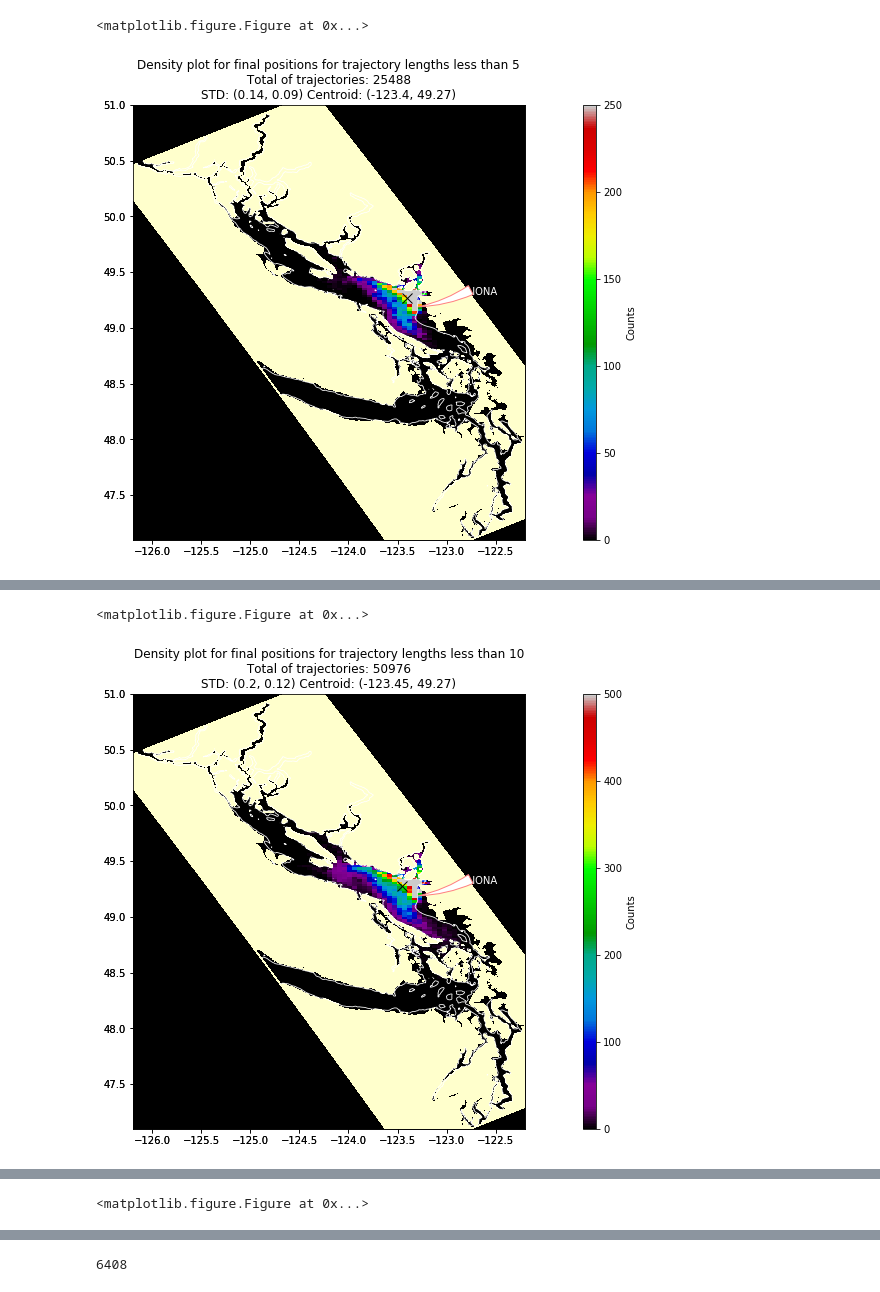
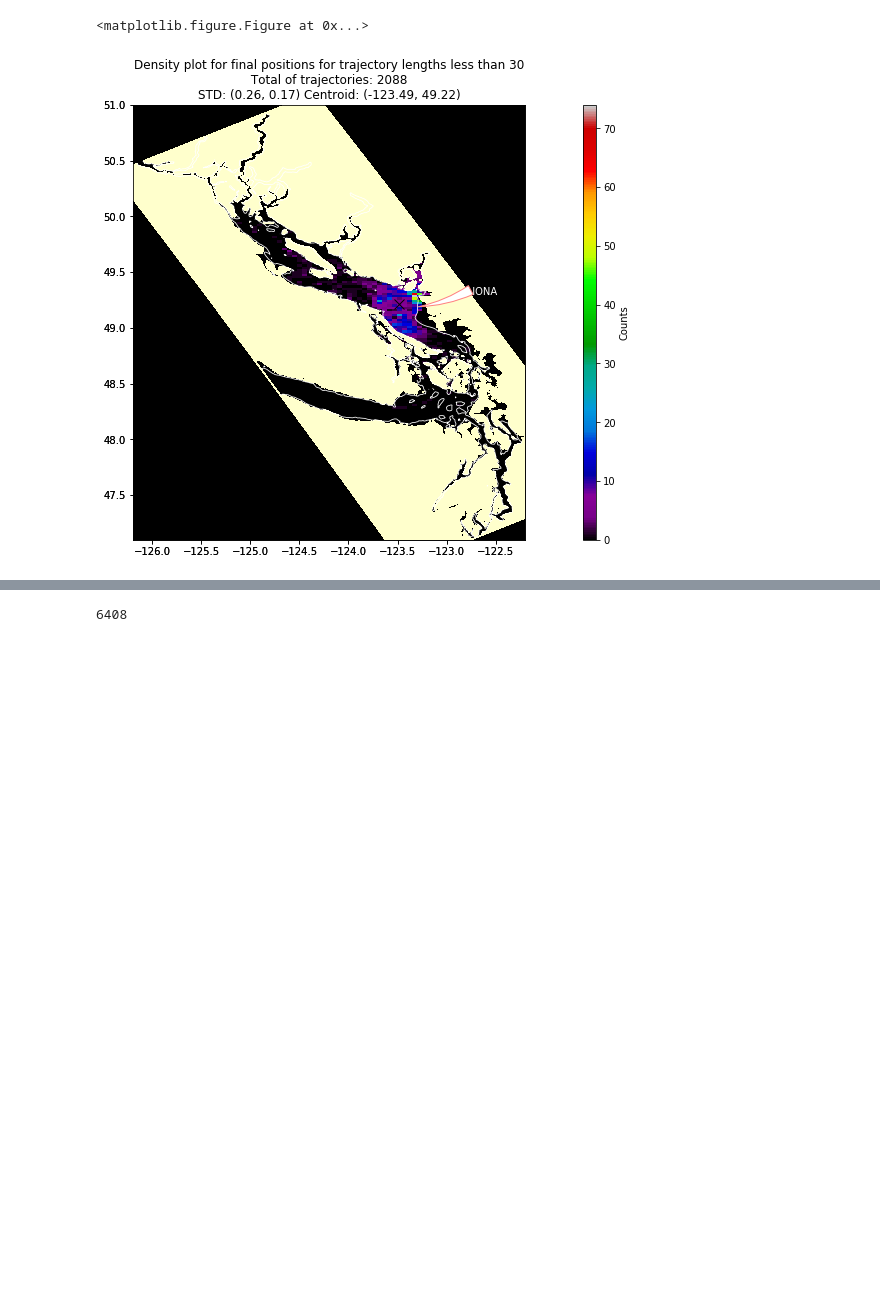
Before and after one commit to SalishSeaCast/analysis-giorgio-2, a Jupyter notebook: revised_notebooks/3analysis_plots/2016plots_alldayslessthan.ipynb, the cells around one changed output, grey strips where cells are left out. Drawn from its saved outputs; the diff is of its cells as text; code cells hidden in the pictures; blank space fills up the shorter version.

```diff
--- a/revised_notebooks/3analysis_plots/2016plots_alldayslessthan.ipynb
+++ b/revised_notebooks/3analysis_plots/2016plots_alldayslessthan.ipynb
@@ -126,6 +126,41 @@ def plot(points, title = 'title', picname = "noname", b=0):
 
 
     plt.savefig(picname, transparent = True)
+# %%
+def lessthan (filesdir, nday = 30, month =7, ppd = 72):
+    dirs = os.listdir(filesdir)
+
+    #choose and format month
+    m = month-1
+    if len(str(m)) == 1:
+        m = "0"+str(m)
+
+    dirs = sorted ([i for i in dirs if i[4:6] == m])
+
+    pts = []
+
+
+
+    for i in dirs:
+
+        for day in range (nday-1, -1,-1):
+
+            traj_l = nday - day
+
+            if "{}d.npy".format(traj_l) == i [18:]:
+
+                array = np.load(open(filesdir + i, 'rb'))
+
+                array = array [ppd*day:ppd*(day+1)]
+
+                pts.append(array)
+
+
+
+    pts = np.array([i for sublist in pts for i in sublist])
+
+
+    return pts
 # %%
 def create_array(filesdir, nday):
 
@@ -153,19 +205,16 @@ def create_array(filesdir, nday):
 # %%
-for nday in range (5,36, 5):
-
-
-    vmax = nday * 50
+for month in (7,):
 
 
 
-    points = create_array(filesdir, nday)
+    points = lessthan(filesdir, month = month)
 
 
     title = (
         "Density plot for final positions for trajectory lengths less than {}".format(nday)
     )
 
-    picname = "/ocean/gsgarbi/MEOPAR/private-docs/reports/IonaProject/ionafigs/{}d_lessthan".format(nday)
+    picname = "/ocean/gsgarbi/MEOPAR/private-docs/reports/IonaProject/ionafigs/{}_{}d_lessthan".format(month, nday)
 
     plot (points, title, picname)
 
@@ -176,2 +225,2 @@ start:  2017-06-26 16:35:55.368974
 <matplotlib.figure.Figure at 0x...>
-[figure, old version]
+[figure, new version]
@@ -179,2 +226,0 @@ start:  2017-06-26 16:35:56.657813
-<matplotlib.figure.Figure at 0x...>
-[figure, removed]
@@ -182 +226,0 @@ start:  2017-06-26 16:35:57.760936
-<matplotlib.figure.Figure at 0x...>
```
Also changed, not shown: parts of 5 cells of this notebook, 5 other files.
